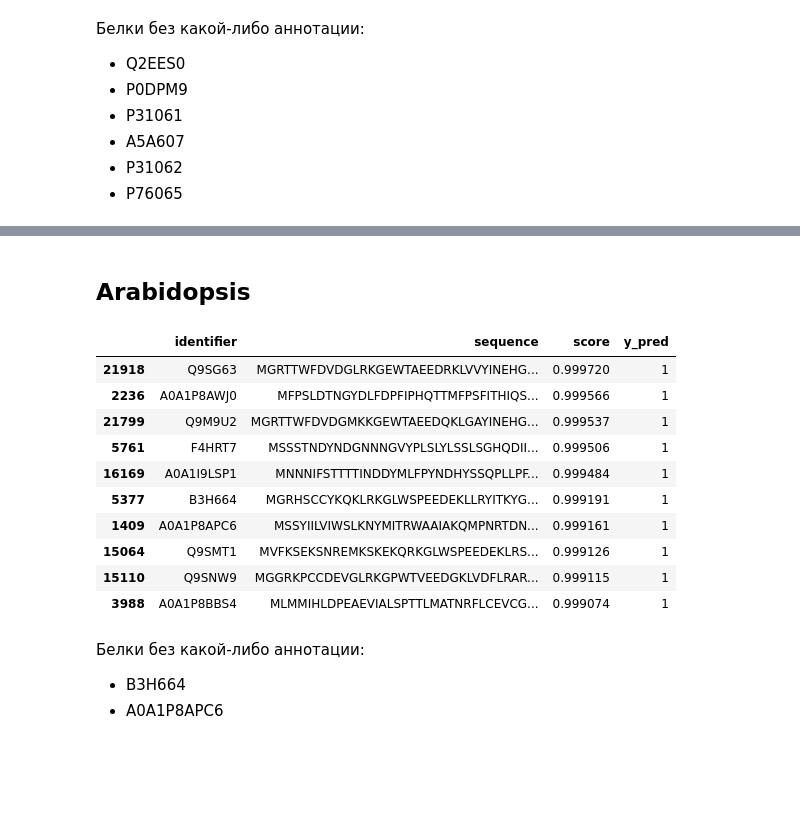
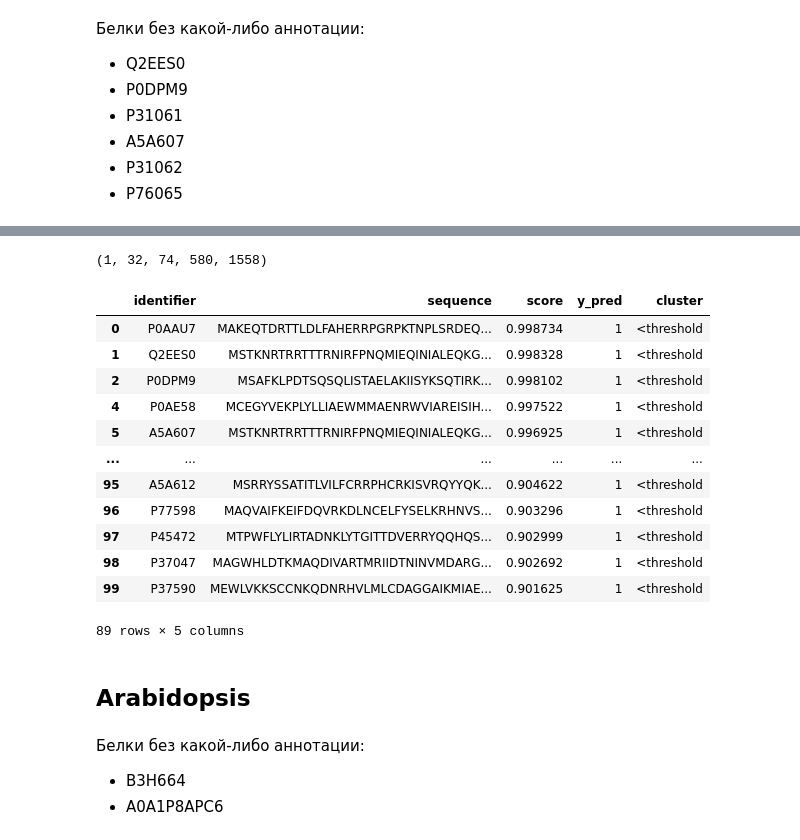
Before and after one commit to GavrilenkoA/DBP-Finder, a Jupyter notebook: process_data/analyze_prediction.ipynb, the cells around one changed output, grey strips where cells are left out. Saved outputs shown, nothing was run; the diff lists cells and outputs as text; code cells hidden in the pictures; blank space fills up the shorter version.

```diff
--- a/process_data/analyze_prediction.ipynb
+++ b/process_data/analyze_prediction.ipynb
@@ -113,2 +129,2 @@ ecoli = pd.read_csv("../data/not_annotated/prediction/Ecoli_prediction.csv")
 # %%
-ecoli = ecoli.sort_values(by="score", ascending=False)
+ecoli_pred = ecoli_pred.sort_values(by="score", ascending=False)
@@ -134,3 +154,5 @@ ecoli.head(n=10)
 - A5A607
 - P31062
 - P76065
+# %%
+ecoli_clustered = assign_cluster("Ecoli")
@@ -136,0 +170,2 @@ ecoli.head(n=10)
+# %%
+ecoli_pred = ecoli_pred.merge(ecoli_clustered, on="identifier")
@@ -137,3 +181,25 @@ ecoli.head(n=10)
+# %%
+id_100, id_75, id_50, id_25, id_less = process_threshold(ecoli_pred)
+# %%
+len(id_100), len(id_75), len(id_50), len(id_25), len(id_less)
+# %% [output]
+(1, 32, 74, 580, 1558)
+# %%
+id_less[id_less.score > 0.9]
+# %% [output]
+|  | identifier | sequence | score | y_pred | cluster |
+| 0 | P0AAU7 | MAKEQTDRTTLDLFAHERRPGRPKTNPLSRDEQ... | 0.998734 | 1 | <threshold |
+| 1 | Q2EES0 | MSTKNRTRRTTTRNIRFPNQMIEQINIALEQKG... | 0.998328 | 1 | <threshold |
+| 2 | P0DPM9 | MSAFKLPDTSQSQLISTAELAKIISYKSQTIRK... | 0.998102 | 1 | <threshold |
+| 4 | P0AE58 | MCEGYVEKPLYLLIAEWMMAENRWVIAREISIH... | 0.997522 | 1 | <threshold |
+| 5 | A5A607 | MSTKNRTRRTTTRNIRFPNQMIEQINIALEQKG... | 0.996925 | 1 | <threshold |
+| ... | ... | ... | ... | ... | ... |
+| 95 | A5A612 | MSRRYSSATITLVILFCRRPHCRKISVRQYYQK... | 0.904622 | 1 | <threshold |
+| 96 | P77598 | MAQVAIFKEIFDQVRKDLNCELFYSELKRHNVS... | 0.903296 | 1 | <threshold |
+| 97 | P45472 | MTPWFLYLIRTADNKLYTGITTDVERRYQQHQS... | 0.902999 | 1 | <threshold |
+| 98 | P37047 | MAGWHLDTKMAQDIVARTMRIIDTNINVMDARG... | 0.902692 | 1 | <threshold |
+| 99 | P37590 | MEWLVKKSCCNKQDNRHVLMLCDAGGAIKMIAE... | 0.901625 | 1 | <threshold |
+89 rows × 5 columns
 # %% [markdown]
 ## Arabidopsis
 # %%
@@ -143,17 +209,3 @@ arabidopsis = arabidopsis.sort_values(by="score", ascending=False)
-# %%
-arabidopsis.head(n=10)
-# %% [output]
-|  | identifier | sequence | score | y_pred |
-| 21918 | Q9SG63 | MGRTTWFDVDGLRKGEWTAEEDRKLVVYINEHG... | 0.999720 | 1 |
-| 2236 | A0A1P8AWJ0 | MFPSLDTNGYDLFDPFIPHQTTMFPSFITHIQS... | 0.999566 | 1 |
-| 21799 | Q9M9U2 | MGRTTWFDVDGMKKGEWTAEEDQKLGAYINEHG... | 0.999537 | 1 |
-| 5761 | F4HRT7 | MSSSTNDYNDGNNNGVYPLSLYLSSLSGHQDII... | 0.999506 | 1 |
-| 16169 | A0A1I9LSP1 | MNNNIFSTTTTINDDYMLFPYNDHYSSQPLLPF... | 0.999484 | 1 |
-| 5377 | B3H664 | MGRHSCCYKQKLRKGLWSPEEDEKLLRYITKYG... | 0.999191 | 1 |
-| 1409 | A0A1P8APC6 | MSSYIILVIWSLKNYMITRWAAIAKQMPNRTDN... | 0.999161 | 1 |
-| 15064 | Q9SMT1 | MVFKSEKSNREMKSKEKQRKGLWSPEEDEKLRS... | 0.999126 | 1 |
-| 15110 | Q9SNW9 | MGGRKPCCDEVGLRKGPWTVEEDGKLVDFLRAR... | 0.999115 | 1 |
-| 3988 | A0A1P8BBS4 | MLMMIHLDPEAEVIALSPTTLMATNRFLCEVCG... | 0.999074 | 1 |
 # %% [markdown]
 Белки без какой-либо аннотации:
 - B3H664
```
Also changed, not shown: parts of 74 cells of this notebook, 5 other files.
